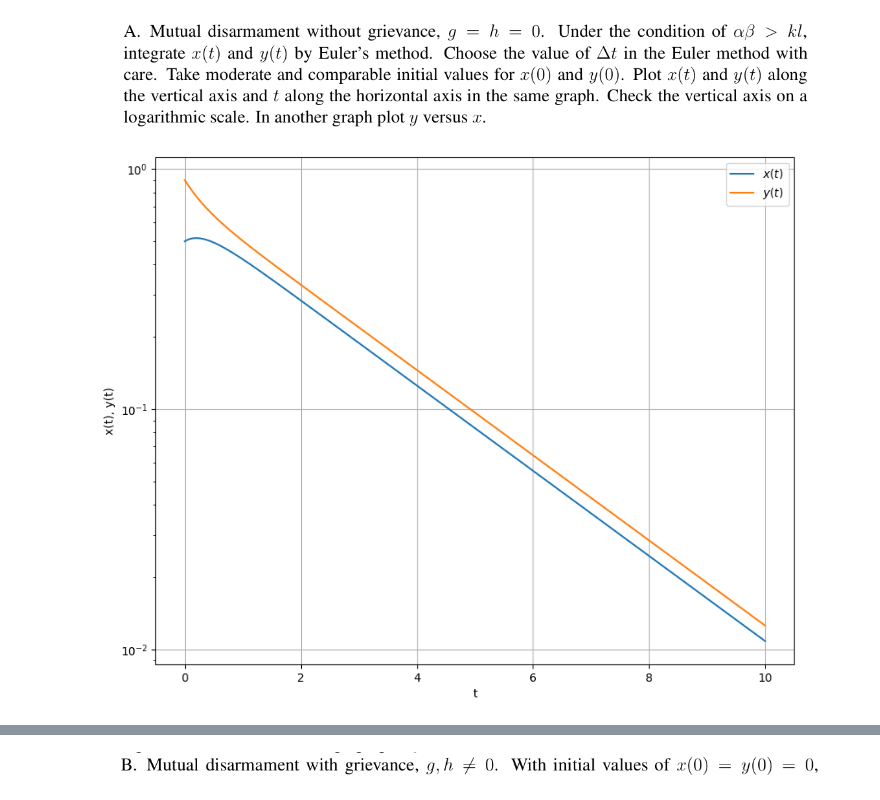
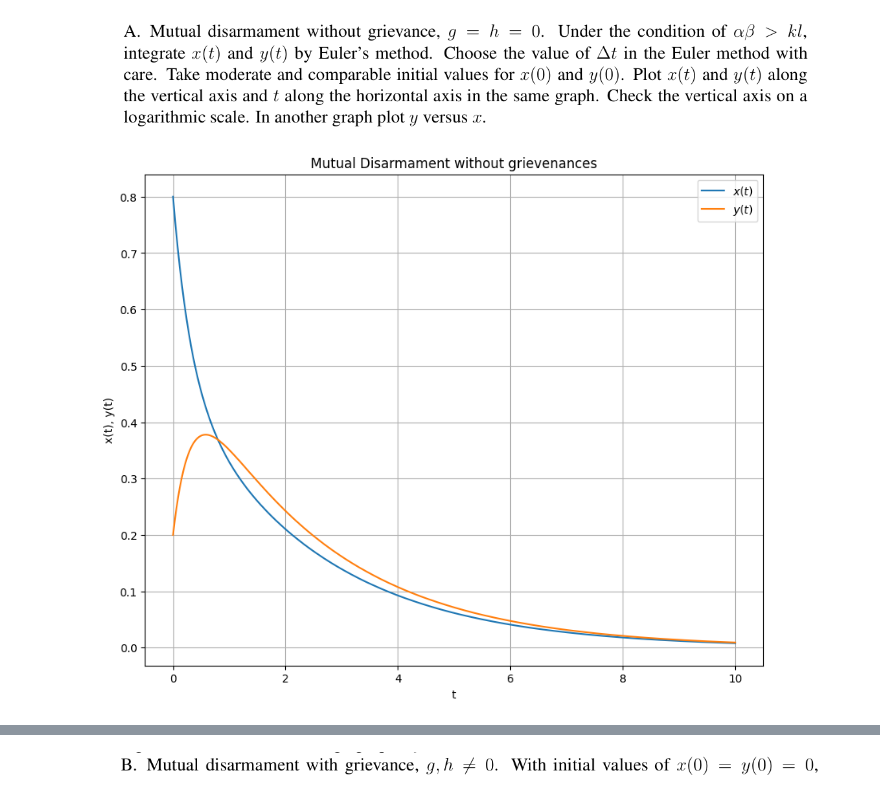
Before and after one commit to akshaTec/AKSum_CS_302, a Jupyter notebook: Lab7/q1.ipynb, the cells around one changed output, grey strips where cells are left out. Drawn from its saved outputs; the diff is of its cells as text; code cells hidden in the pictures.

```diff
--- a/Lab7/q1.ipynb
+++ b/Lab7/q1.ipynb
@@ -14,39 +14,39 @@ g = 0
 alpha = 1.8
 beta = 1.7
 
 # time step
 dt = 0.01
 t_max = 10
 
 # store the solution
 t = np.arange(0, t_max + dt, dt)
 x = np.zeros_like(t)
 y = np.zeros_like(t)
 
 # initial conditions
-x[0] = 0.5
-y[0] = 0.9
+x[0] = 0.8
+y[0] = 0.2
 
 # Euler integration
 for i in range(1, len(t)):
     x[i] = x[i - 1] + dt * (k * y[i - 1] + g - alpha * x[i - 1])
     y[i] = y[i - 1] + dt * (l * x[i - 1] + h - beta * y[i - 1])
 
 plt.figure(figsize=(10, 8))
 plt.plot(t, x, label=r"$x(t)$")
 plt.plot(t, y, label=r"$y(t)$")
 
-plt.yscale('log')  # Change Y-axis to log scale
-
+# plt.yscale('log')  # Change Y-axis to log scale
+plt.title("Mutual Disarmament without grievenances")
 plt.xlabel("t")
 plt.ylabel("x(t), y(t)")
 plt.legend()
 plt.grid()
-plt.savefig("A1.png")
+plt.savefig("A1_2.png")
 
 plt.show()
 # %% [output]
-[figure, old version]
+[figure, new version]
 # %%
 plt.figure(figsize=(10, 8))
 
```
Also changed, not shown: parts of 8 cells of this notebook, 10 other files.
